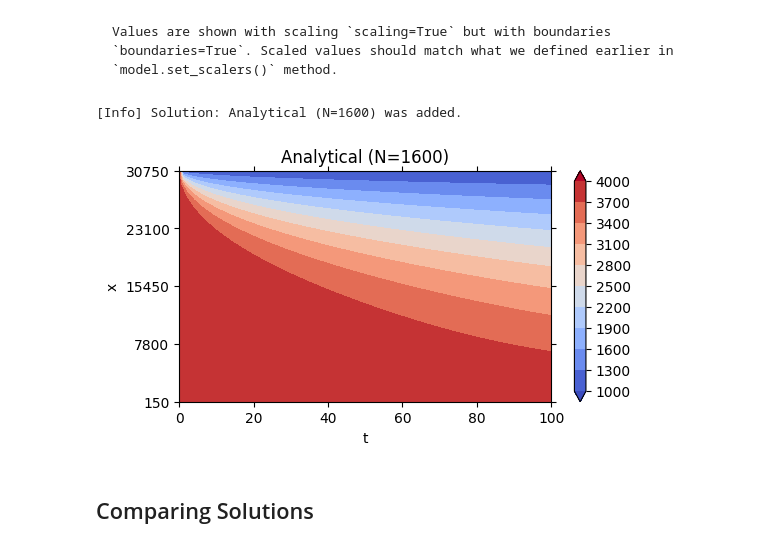
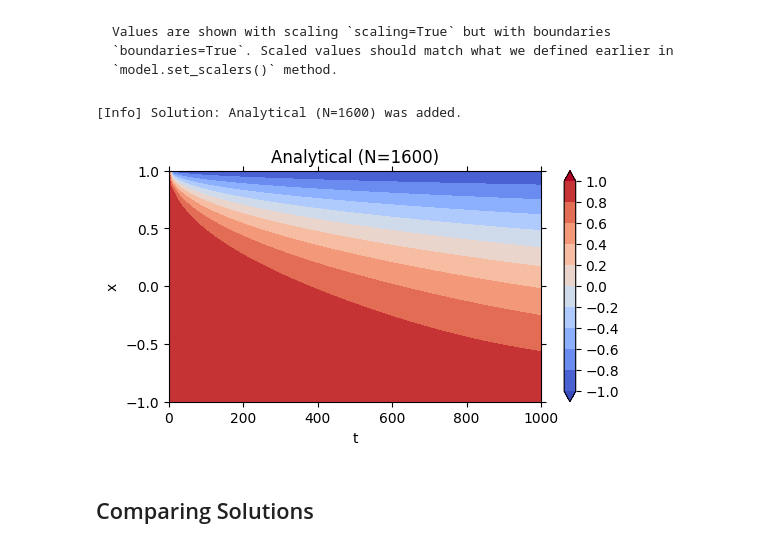
Before and after one commit to hiesabx/reservoirflow, a Jupyter notebook: docs/source/user_guide/tutorials/tutorial_different_solutions_1D1P.ipynb, the cells around one changed output. Drawn from its saved outputs; the diff is of its cells as text; code cells hidden in the pictures.

````diff
--- a/docs/source/user_guide/tutorials/tutorial_different_solutions_1D1P.ipynb
+++ b/docs/source/user_guide/tutorials/tutorial_different_solutions_1D1P.ipynb
@@ -121,7 +121,13 @@ model.scalers_dict  # model.get_scalers()
 # %% [markdown]
 We can use `model.set_scalers()` to change the scaling for one or several variables as following:
 # %%
-model.set_scalers({"time":("MinMax", (0,1000))})
+model.set_scalers(
+    {
+        "time": ("MinMax", (0, 1000)),
+        # "space": ["LogMinMax", (-1, 1)],
+        # "pressure": ["LogMinMax", (-1, 1)],
+    },
+)
 model.scalers_dict
 # %% [output]
 {'time': ['MinMax', (0, 1000)],
@@ -141,6 +147,7 @@ After the model is compiled, method `model.run()` will be available. Solutions m
 # %%
 common_run_config = dict(
     nsteps=100,
+    threading=True,
     vectorize=True,
 )
 # %% [markdown]
@@ -262,10 +291,10 @@ model.plot(scale=True, boundary=True)
 Values are shown with scaling `scaling=True` but with boundaries `boundaries=True`. Scaled values should match what we defined earlier in `model.set_scalers()` method.
 ```
 # %%
-model.plot(type="contour", scale=False, boundary=True)
+model.plot(type="contour", scale=True, boundary=True)
 # %% [output]
 [Info] Solution: Analytical (N=1600) was added.
-[figure, old version]
+[figure, new version]
 # %% [markdown]
 ## Comparing Solutions
 # %% [markdown]
````
Also changed, not shown: parts of 10 cells of this notebook, 9 other files.
